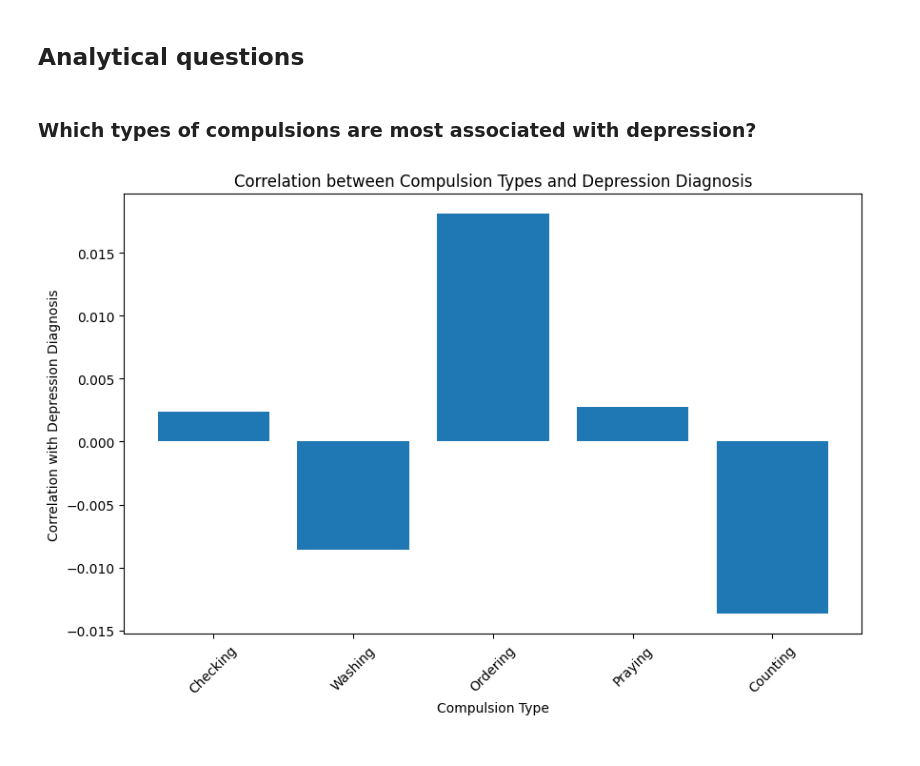
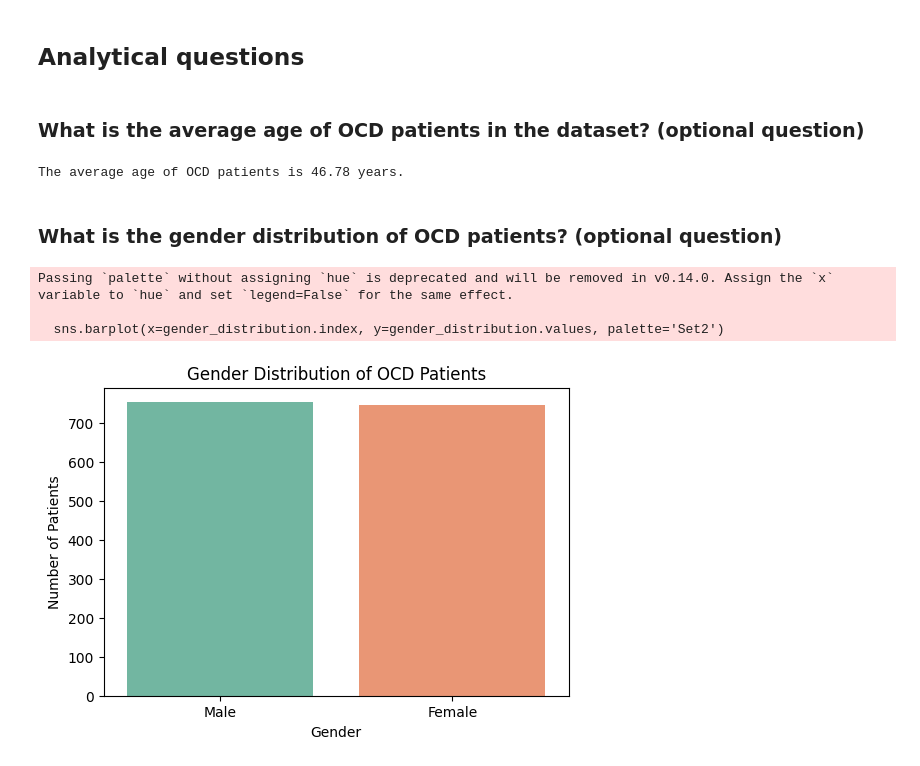
Before and after one commit to aalexakos/Depression-Detection, a Jupyter notebook: Depression_detection_project.ipynb, the cells around one changed output. Drawn from its saved outputs; the diff is of its cells as text; code cells hidden in the pictures.

Commit message:
Analytical question update
Analytical question update

```diff
--- a/Depression_detection_project.ipynb
+++ b/Depression_detection_project.ipynb
@@ -73,7 +80,7 @@ df.drop('OCD Diagnosis Date', axis=1, inplace=True)
 # Datatype
 df['Depression Diagnosis'] = df['Depression Diagnosis'].map({'Yes': 1, 'No': 0})
 df['Family History of OCD'] = df['Family History of OCD'].map({'Yes': 1, 'No': 0})
-df['Anxiety Diagnosis'] = df['Anxiety Diagnosis'].map({'yes': 1, 'no': 0})
+#df['Anxiety Diagnosis'] = df['Anxiety Diagnosis'].map({'yes': 1, 'no': 0})
 df['Gender'] = df['Gender'].map({'Male': 0, 'Female': 1})
 
 
@@ -141,6 +148,19 @@ encoded_obsession_type_df = pd.DataFrame(encoded_obsession_types.toarray(), colu
 df = pd.concat([df, encoded_obsession_type_df], axis=1)
 df.drop('Obsession Type', axis=1, inplace=True)
 
+# One-hot encoding for Anxiety Diagnosis
+ohe = OneHotEncoder(handle_unknown='ignore')
+encoded_anxiety_diagnosis = ohe.fit_transform(df[['Anxiety Diagnosis']])
+encoded_anxiety_column_names = [f"Anxiety_Diagnosis_{diagnosis}" for diagnosis in ohe.categories_[0]]
+encoded_anxiety_df = pd.DataFrame(encoded_anxiety_diagnosis.toarray(), columns=encoded_anxiety_column_names)
+
+# Concatenate the one-hot encoded DataFrame with the original DataFrame
+df = pd.concat([df, encoded_anxiety_df], axis=1)
+
+# Drop the original Anxiety Diagnosis column
+df.drop('Anxiety Diagnosis', axis=1, inplace=True)
+
+# Print the data types to confirm changes
 print(df.dtypes)
 # %% [output]
 Patient ID                                    int64
@@ -170,21 +203,35 @@ dtype: object
 # %% [markdown]
 ## Analytical questions
-# %% [markdown]
-### Which types of compulsions are most associated with depression?
-# %%
-#code:
-
-# Calculate the correlation between each compulsion type and Depression Diagnosis
-correlations = df[['Compulsion_Type_Checking', 'Compulsion_Type_Washing', 'Compulsion_Type_Ordering',
-                   'Compulsion_Type_Praying', 'Compulsion_Type_Counting', 'Depression Diagnosis']].corr()['Depression Diagnosis'][:-1]
-
-# Create a bar chart
-plt.figure(figsize=(10, 6))
-plt.bar(range(len(correlations)), correlations)
-plt.xticks(range(len(correlations)), ['Checking', 'Washing', 'Ordering', 'Praying', 'Counting'], rotation=45)
-plt.xlabel('Compulsion Type')
-plt.ylabel('Correlation with Depression Diagnosis')
-plt.title('Correlation between Compulsion Types and Depression Diagnosis')
-plt.show()
-# %% [output]
-[figure, removed]
+# %% [markdown]
+### What is the average age of OCD patients in the dataset? (optional question)
+# %%
+#code:
+
+# Calculate the average age of OCD patients
+average_age = df['Age'].mean()
+
+print(f"The average age of OCD patients is {average_age:.2f} years.")
+# %% [output]
+The average age of OCD patients is 46.78 years.
+# %% [markdown]
+###  What is the gender distribution of OCD patients? (optional question)
+# %%
+#code:
+# Calculate the gender distribution of OCD patients
+gender_distribution = df['Gender'].value_counts()
+
+# Mapping back 0 and 1 to 'Male' and 'Female'
+gender_distribution.index = gender_distribution.index.map({0: 'Male', 1: 'Female'})
+
+# Now plot the bar chart for gender distribution
+plt.figure(figsize=(6,4))
+sns.barplot(x=gender_distribution.index, y=gender_distribution.values, palette='Set2')
+plt.title('Gender Distribution of OCD Patients')
+plt.xlabel('Gender')
+plt.ylabel('Number of Patients')
+plt.show()
+# %% [output]
+Passing `palette` without assigning `hue` is deprecated and will be removed in v0.14.0. Assign the `x` variable to `hue` and set `legend=False` for the same effect.
+
+  sns.barplot(x=gender_distribution.index, y=gender_distribution.values, palette='Set2')
+[figure, added]
```
Also changed, not shown: parts of 20 cells of this notebook.
